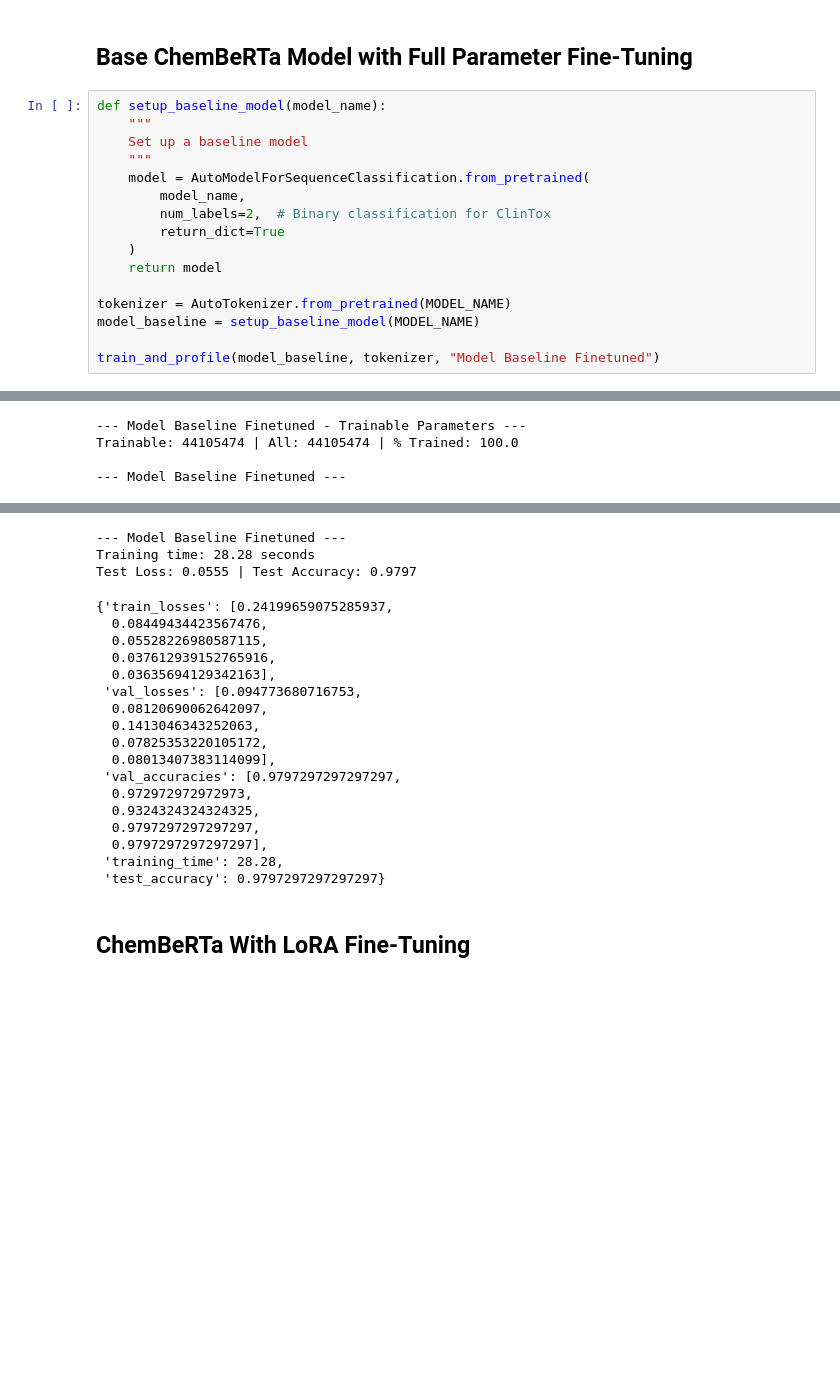
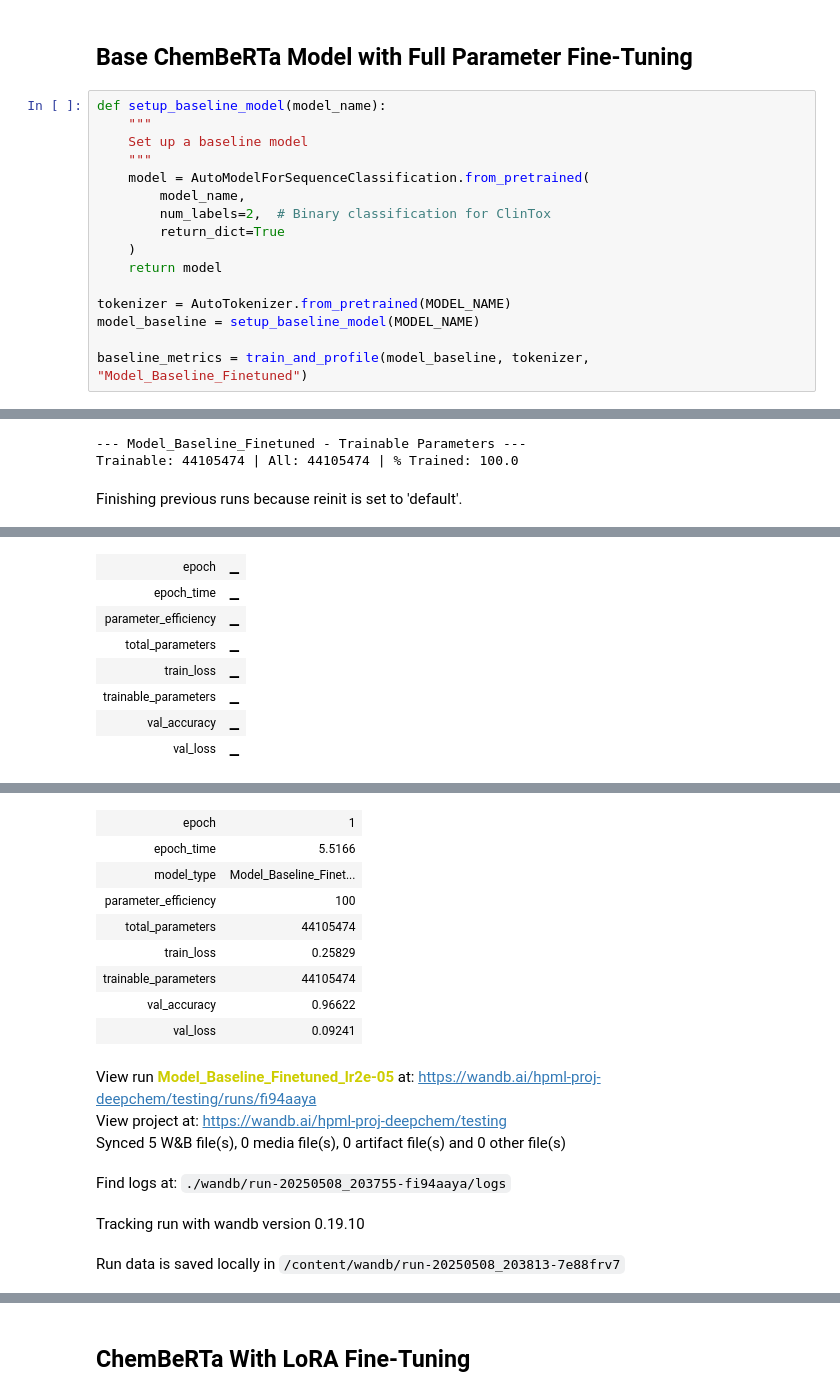
Before and after one commit to ab4972/DeepChem-Model-Optimization, a Jupyter notebook: chemberta_lora_adalora.ipynb, the cells around one changed output, grey strips where cells are left out. Cells and saved outputs as stored; diff of their text form; blank space fills up the shorter version.

Commit message:
Add wandb

```diff
--- a/chemberta_lora_adalora.ipynb
+++ b/chemberta_lora_adalora.ipynb
@@ -346,11 +430,10 @@ def setup_baseline_model(model_name):
 tokenizer = AutoTokenizer.from_pretrained(MODEL_NAME)
 model_baseline = setup_baseline_model(MODEL_NAME)
 
-train_and_profile(model_baseline, tokenizer, "Model Baseline Finetuned")
+baseline_metrics = train_and_profile(model_baseline, tokenizer, "Model_Baseline_Finetuned")
 # %% [output]
 Some weights of RobertaForSequenceClassification were not initialized from the model checkpoint at seyonec/ChemBERTa-zinc-base-v1 and are newly initialized: ['classifier.dense.bias', 'classifier.dense ...
 You should probably TRAIN this model on a down-stream task to be able to use it for predictions and inference.
---- Model Baseline Finetuned - Trainable Parameters ---
+--- Model_Baseline_Finetuned - Trainable Parameters ---
 Trainable: 44105474 | All: 44105474 | % Trained: 100.0
-
---- Model Baseline Finetuned ---
+Finishing previous runs because reinit is set to 'default'.
@@ -357,0 +442,8 @@ Epoch 1 | Training Time: 5.39 s | Train Loss: 0.2420 | Val Loss: 0.0948 | Val Ac
+| epoch | ▁ |
+| epoch_time | ▁ |
+| parameter_efficiency | ▁ |
+| total_parameters | ▁ |
+| train_loss | ▁ |
+| trainable_parameters | ▁ |
+| val_accuracy | ▁ |
+| val_loss | ▁ |
@@ -358,0 +451,15 @@ Epoch 2 | Training Time: 5.38 s | Train Loss: 0.0845 | Val Loss: 0.0812 | Val Ac
+| epoch | 1 |
+| epoch_time | 5.5166 |
+| model_type | Model_Baseline_Finet... |
+| parameter_efficiency | 100 |
+| total_parameters | 44105474 |
+| train_loss | 0.25829 |
+| trainable_parameters | 44105474 |
+| val_accuracy | 0.96622 |
+| val_loss | 0.09241 |
+View run Model_Baseline_Finetuned_lr2e-05 at: https://wandb.ai/hpml-proj-deepchem/testing/runs/fi94aaya
+View project at: https://wandb.ai/hpml-proj-deepchem/testing
+Synced 5 W&B file(s), 0 media file(s), 0 artifact file(s) and 0 other file(s)
+Find logs at: ./wandb/run-20250508_203755-fi94aaya/logs
+Tracking run with wandb version 0.19.10
+Run data is saved locally in /content/wandb/run-20250508_203813-7e88frv7
@@ -362,23 +467,3 @@ Epoch 5 | Training Time: 5.46 s | Train Loss: 0.0364 | Val Loss: 0.0801 | Val Ac
---- Model Baseline Finetuned ---
-Training time: 28.28 seconds
-Test Loss: 0.0555 | Test Accuracy: 0.9797
-{'train_losses': [0.24199659075285937,
-  0.08449434423567476,
-  0.05528226980587115,
-  0.037612939152765916,
-  0.03635694129342163],
- 'val_losses': [0.094773680716753,
-  0.08120690062642097,
-  0.1413046343252063,
-  0.07825353220105172,
-  0.08013407383114099],
- 'val_accuracies': [0.9797297297297297,
-  0.972972972972973,
-  0.9324324324324325,
-  0.9797297297297297,
-  0.9797297297297297],
- 'training_time': 28.28,
- 'test_accuracy': 0.9797297297297297}
 # %% [markdown]
 ## ChemBeRTa With LoRA Fine-Tuning
 # %%
```
Also changed, not shown: parts of 11 cells of this notebook.
